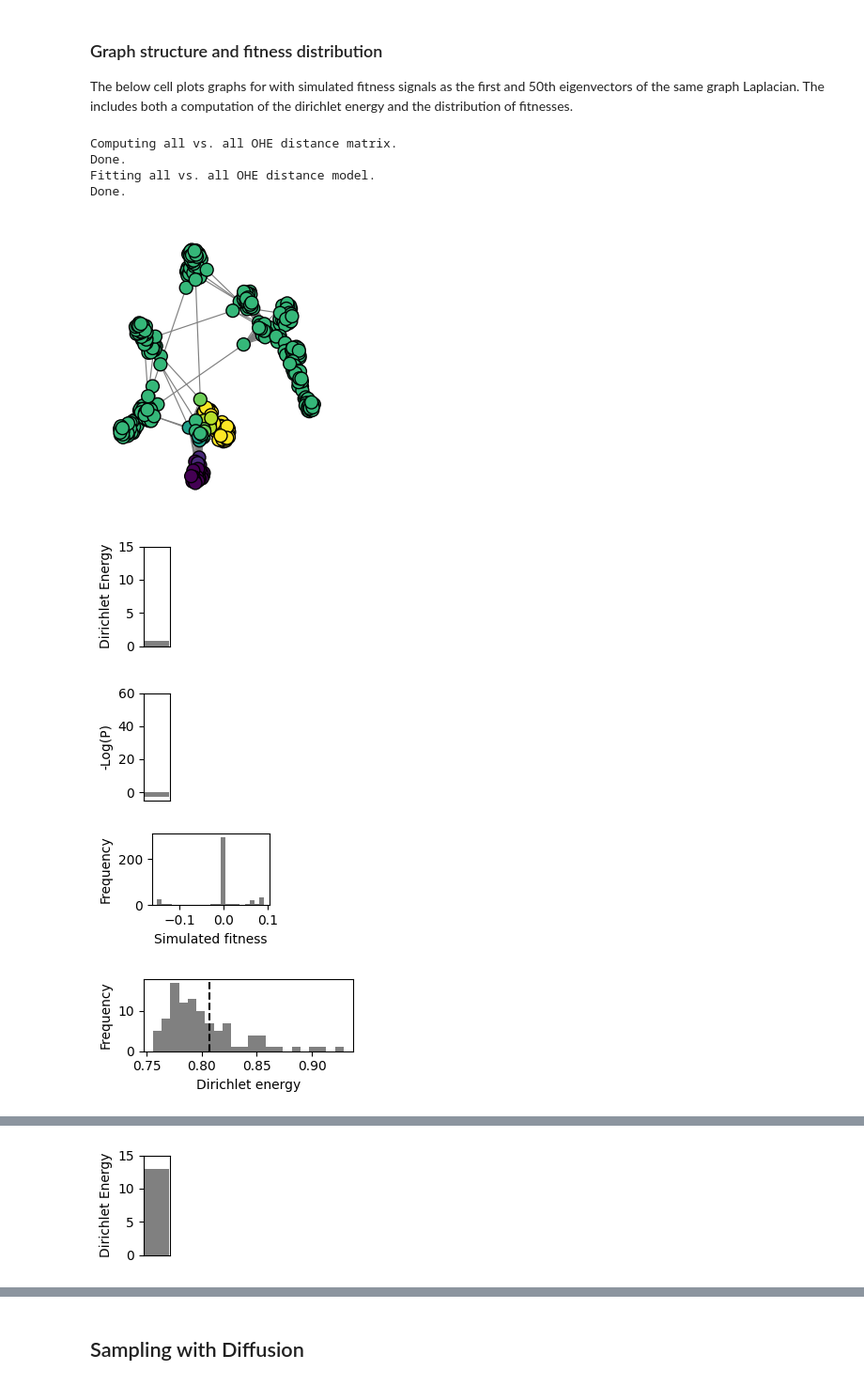
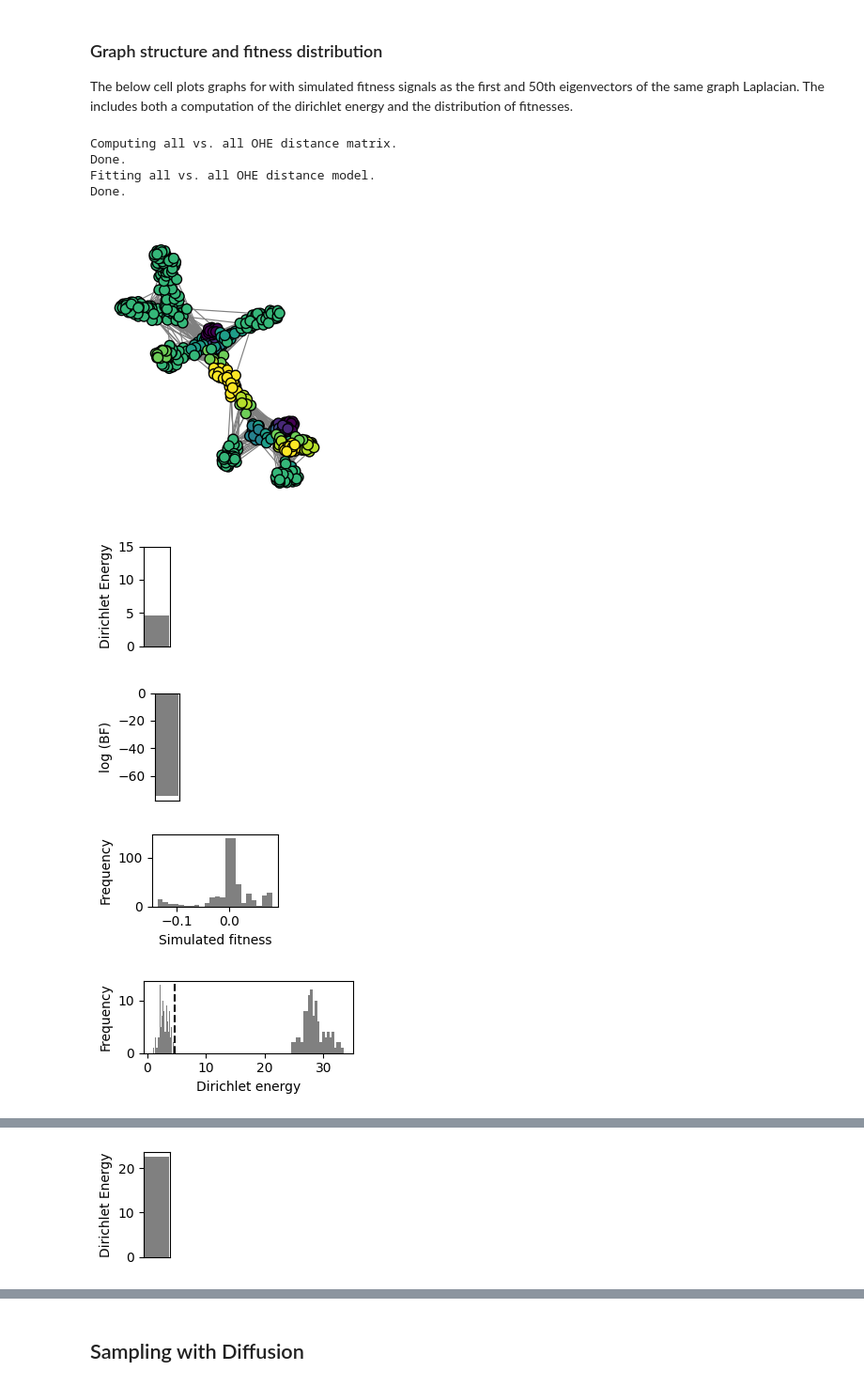
Before and after one commit to RSCJacksonLab/graph-ruggedness-de, a Jupyter notebook: src/Figure_1.ipynb, the cells around one changed output, grey strips where cells are left out. Shown at 94% size. Cells and saved outputs as stored; diff of their text form; code cells hidden in the pictures.

Commit message:
added nk, updated figures

```diff
--- a/src/Figure_1.ipynb
+++ b/src/Figure_1.ipynb
@@ -25,7 +28,7 @@ dir_dict = {}
 prob_dict = {}
 sample_dict = {}
 
-sample_size = 100
+sample_size = 1
 for _ in tqdm(enumerate(range(sample_size))):
     try:
 
@@ -60,7 +63,7 @@ for _ in tqdm(enumerate(range(sample_size))):
                                             values=values)
         eign_prob_dict = {}
         eign_dir_dict = {}
-        for eign in list(range(50)):
+        for eign in list(range(1)):
             G = graph_ruggedness_de.compute_elementary_landscape(G=G, n=eign)
             dir_energy = graph_ruggedness_de.compute_dirichlet_energy(G=G)
             eign_dir_dict[eign] = dir_energy
@@ -122,18 +89,23 @@ G = graph_ruggedness_de.build_ohe_graph(seq_ls=seq_ls,
                                     values=values)
 
 G_elem = graph_ruggedness_de.compute_elementary_landscape(G,
-                                                 6)
+                                                 10)
 pos = nx.spring_layout(G)
+
 dir_energy = graph_ruggedness_de.compute_dirichlet_energy(G=G_elem)
-prior_arr = brownian_motion.sample_prior_dist(G=G_elem, ruggedness_fn=graph_ruggedness_de.compute_dirichlet_energy, sample_size=0.5)
-logp = brownian_motion.compute_log_probability(prior_arr=prior_arr, empirical_val=dir_energy)
+
+
+h0_prior_arr = brownian_motion.sample_prior_dist(G=G_elem, ruggedness_fn=graph_ruggedness_de.compute_dirichlet_energy, sample_size=0.1)
+h1_prior_arr = brownian_motion.sample_rugged_prior_dist(G=G_elem, ruggedness_fn=graph_ruggedness_de.compute_dirichlet_energy)
+marginal_likelihood = brownian_motion.compute_marginal_likelihoods(h0_array=h0_prior_arr, h1_array=h1_prior_arr, empirical_val=dir_energy)
+
 values = [node[1]['value'] for node in G_elem.nodes(data=True)]
 viridis = plt.cm.get_cmap('viridis', 10)
 node_colors = [viridis((value - min(values)) / (max(values) - min(values))) for value in values]
 
 
 plt.figure(figsize=(2.5, 3))
-nx.draw(G_elem, pos, node_color=node_colors, with_labels=False, edgecolors='black', node_size=100, width=0.85, edge_color='grey')
+nx.draw(G_elem, pos, node_color=node_colors, with_labels=False, edgecolors='black', node_size=60, width=0.85, edge_color='grey')
 plt.savefig('figures/Figure_1/0th_eigvector_graph.pdf')
 plt.show()
 
@@ -146,11 +118,10 @@ plt.tight_layout()
 plt.savefig('figures/Figure_1/eigenvector_1_DE.pdf')
 plt.show()
 
-plt.figure(figsize=(1.05, 1.5))
-plt.bar(x=0, height=-logp, color='grey')
+plt.figure(figsize=(1.15, 1.5))
+plt.bar(x=0, height=marginal_likelihood, color='grey')
 plt.xticks([])
-plt.ylim(-5, 60)
-plt.ylabel('-Log(P)')
+plt.ylabel('log (BF)')
 plt.tight_layout()
 plt.savefig('figures/Figure_1/eigenvector_1_logp.pdf')
 plt.show()
@@ -164,7 +135,8 @@ plt.savefig('figures/Figure_1/eigenvector_1_hist.pdf')
 plt.show()
 
 plt.figure(figsize=(3, 1.5))
-plt.hist(prior_arr, bins=22, color='grey', zorder=1)
+plt.hist(h0_prior_arr, bins=22, color='grey', zorder=1)
+plt.hist(h1_prior_arr, bins=22, color='grey', zorder=1)
 plt.xlabel('Dirichlet energy')
 plt.ylabel('Frequency')
 plt.axvline(dir_energy, linestyle = '--', color='black', zorder=2)
@@ -173,61 +145,64 @@ plt.savefig('figures/Figure_1/eigenvector_1_hist_prior_arr.pdf')
 plt.show()
 
 G_elem = graph_ruggedness_de.compute_elementary_landscape(G,
-                                                 20)
+                                                 100)
 dir_energy = graph_ruggedness_de.compute_dirichlet_energy(G=G_elem)
-prior_arr = brownian_motion.sample_prior_dist(G=G_elem, ruggedness_fn=graph_ruggedness_de.compute_dirichlet_energy, sample_size=0.5)
-logp = brownian_motion.compute_log_probability(prior_arr=prior_arr, empirical_val=dir_energy)
+
+
+h0_prior_arr = brownian_motion.sample_prior_dist(G=G_elem, ruggedness_fn=graph_ruggedness_de.compute_dirichlet_energy, sample_size=0.1)
+h1_prior_arr = brownian_motion.sample_rugged_prior_dist(G=G_elem, ruggedness_fn=graph_ruggedness_de.compute_dirichlet_energy)
+marginal_likelihood = brownian_motion.compute_marginal_likelihoods(h0_array=h0_prior_arr, h1_array=h1_prior_arr, empirical_val=dir_energy)
+
 values = [node[1]['value'] for node in G_elem.nodes(data=True)]
 viridis = plt.cm.get_cmap('viridis', 10)
 node_colors = [viridis((value - min(values)) / (max(values) - min(values))) for value in values]
 
 
 plt.figure(figsize=(2.5, 3))
-nx.draw(G_elem, pos, node_color=node_colors, with_labels=False, edgecolors='black', node_size=100, width=1, edge_color='grey')
+nx.draw(G_elem, pos, node_color=node_colors, with_labels=False, edgecolors='black', node_size=60, width=1, edge_color='grey')
 plt.savefig('figures/Figure_1/50th_eigvector_graph.pdf')
 plt.show()
 
 plt.figure(figsize=(1.05, 1.5))
 plt.bar(x=0, height=dir_energy, color='grey')
 plt.xticks([])
-plt.ylim(0, 15)
 plt.ylabel('Dirichlet Energy')
 plt.tight_layout()
 plt.savefig('figures/Figure_1/eigenvector_50_DE.pdf')
 plt.show()
 
 plt.figure(figsize=(1.05, 1.5))
-plt.bar(x=0, height=-logp, color='grey')
+plt.bar(x=0, height=marginal_likelihood, color='grey')
 plt.xticks([])
-plt.ylim(-5, 60)
-plt.ylabel('-Log(P)')
+plt.ylabel('log (BF)')
 plt.tight_layout()
 plt.savefig('figures/Figure_1/eigenvector_50_logp.pdf')
 plt.show()
 
 plt.figure(figsize=(2.2, 1.5))
 plt.hist(values, bins=22, color='grey')
 plt.xlabel('Simulated fitness')
 plt.ylabel('Frequency')
 plt.tight_layout()
 plt.savefig('figures/Figure_1/eigenvector_50_hist.pdf')
 plt.show()
 
 plt.figure(figsize=(3, 1.5))
-plt.hist(prior_arr, bins=22, color='grey', zorder=1)
+plt.hist(h0_prior_arr, bins=22, color='grey', zorder=1)
+plt.hist(h1_prior_arr, bins=22, color='grey', zorder=1)
 plt.xlabel('Dirichlet energy')
 plt.ylabel('Frequency')
 plt.axvline(dir_energy, linestyle = '--', color='black', zorder=2)
 plt.tight_layout()
 plt.savefig('figures/Figure_1/eigenvector_50_hist_prior_arr.pdf')
 plt.show()
 # %% [output]
 Computing all vs. all OHE distance matrix.
 Done.
 Fitting all vs. all OHE distance model.
 Done.
-[figure, old version]
+[figure, new version]
-[figure, old version]
+[figure, new version]
-[figure, old version]
+[figure, new version]
-[figure, old version]
+[figure, new version]
-[figure, old version]
+[figure, new version]
@@ -235 +210 @@ Done.
-[figure, old version]
+[figure, new version]
```
Also changed, not shown: parts of 25 cells of this notebook, 11 other files.
